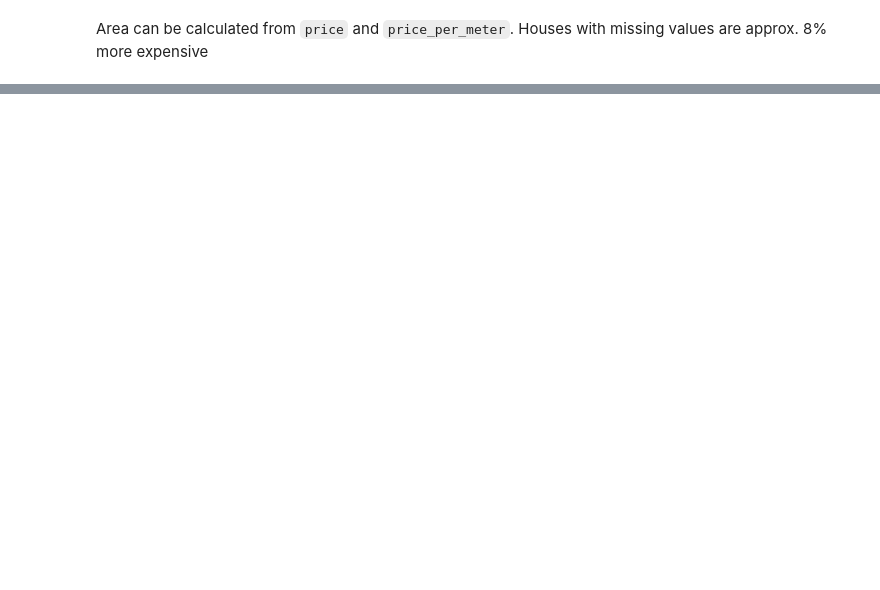
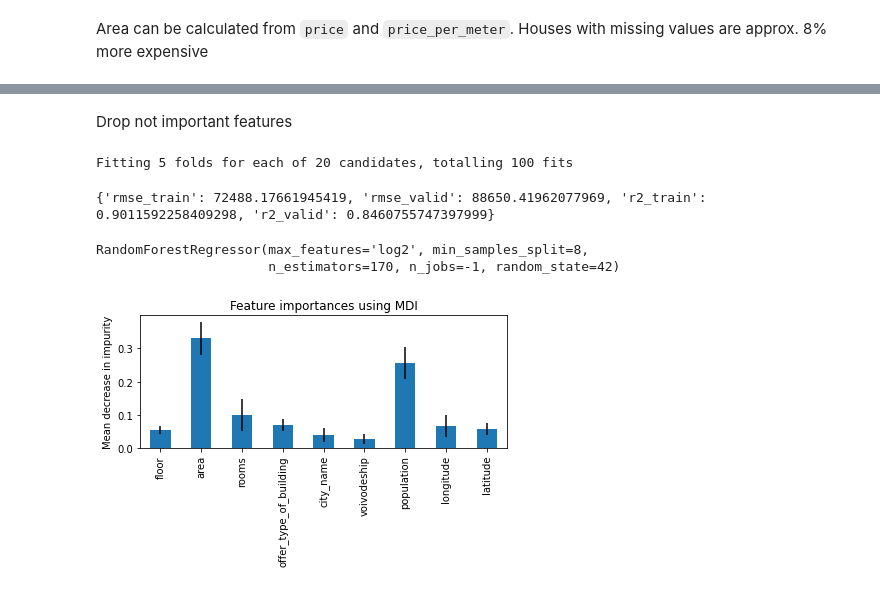
Before and after one commit to danielbaraniak/Sprinters, a Jupyter notebook: ML/notebooks/sprinters.ipynb, the cells around one changed output, grey strips where cells are left out. Saved outputs shown, nothing was run; the diff lists cells and outputs as text; code cells hidden in the pictures; blank space fills up the shorter version.

Commit message:
Add model training.

```diff
--- a/ML/notebooks/sprinters.ipynb
+++ b/ML/notebooks/sprinters.ipynb
@@ -174,0 +242,2 @@ Houses with missing values are approx. 8% more expensive
+# %%
+df.fillna({"area": df["area"].mean(), "floor": -2}, inplace=True)
@@ -174,0 +299,18 @@ Houses with missing values are approx. 8% more expensive
+# %%
+hparam_grid_1 = {"n_estimators": np.arange(20, 200, 10),
+           "max_depth": [None, 3, 5, 10],
+           "min_samples_split": np.arange(2, 20, 2),
+           "min_samples_leaf": np.arange(1, 20, 2),
+           "max_features": [0.5, 1, "sqrt", "log2"],
+           "max_samples": [10000],
+           'oob_score': [True, False],
+           }
+
+hparam_grid_2 = {"n_estimators": np.arange(20, 200, 10),
+           "max_depth": [None, 3, 5, 10],
+           "min_samples_split": np.arange(2, 20, 2),
+           "min_samples_leaf": np.arange(1, 20, 2),
+           "max_features": [0.5, 1, "sqrt", "log2"],
+           'bootstrap': [True],
+           'oob_score': [True, False],
+           }
@@ -174,0 +350,34 @@ Houses with missing values are approx. 8% more expensive
+# %% [markdown]
+Drop not important features
+# %%
+to_drop = ["offer_type", "market", "month", "year"]
+df = df.drop(to_drop, axis=1)
+# %%
+subset, _ = split_vals(df, 30000)
+X = subset.drop(target, axis=1)
+y = subset[target]
+X_train, X_valid, y_train, y_valid = train_test_split(X, y, test_size=0.20, random_state=42)
+
+opt = RandomizedSearchCV(
+    RandomForestRegressor(n_jobs=-1, random_state=42),
+    # scoring="neg_root_mean_squared_error",
+    param_distributions=hparam_grid_2,
+    n_iter=20,
+    cv=5,
+    verbose=True,
+    n_jobs = -1
+    )
+
+m = opt.fit(X_train, y_train)
+# %% [output]
+Fitting 5 folds for each of 20 candidates, totalling 100 fits
+# %%
+print_score(m)
+plot_importances(opt.best_estimator_, X_train.columns)
+
+opt.best_estimator_
+# %% [output]
+{'rmse_train': 72488.17661945419, 'rmse_valid': 88650.41962077969, 'r2_train': 0.9011592258409298, 'r2_valid': 0.8460755747397999}
+RandomForestRegressor(max_features='log2', min_samples_split=8,
+                      n_estimators=170, n_jobs=-1, random_state=42)
+[figure, added]
```
Also changed, not shown: parts of 22 cells of this notebook.
